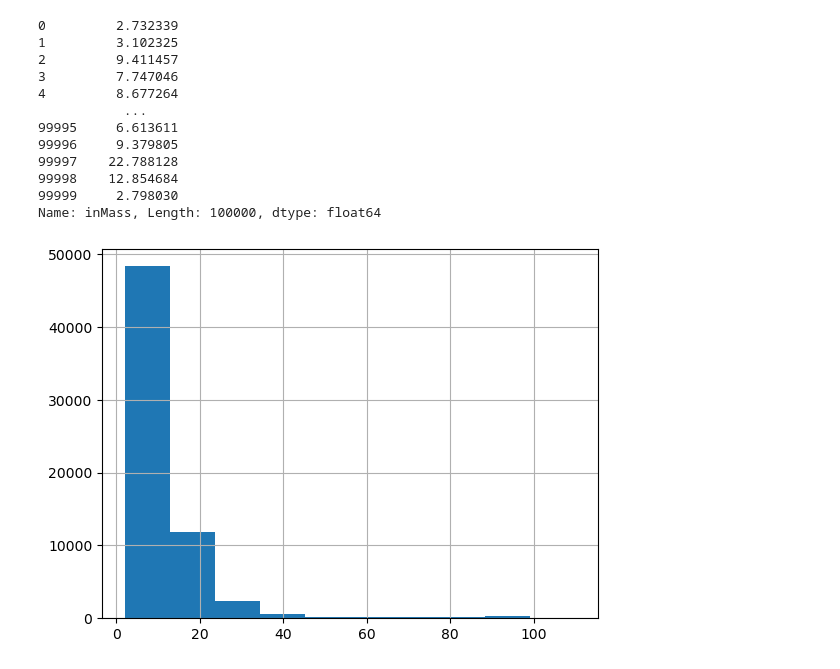
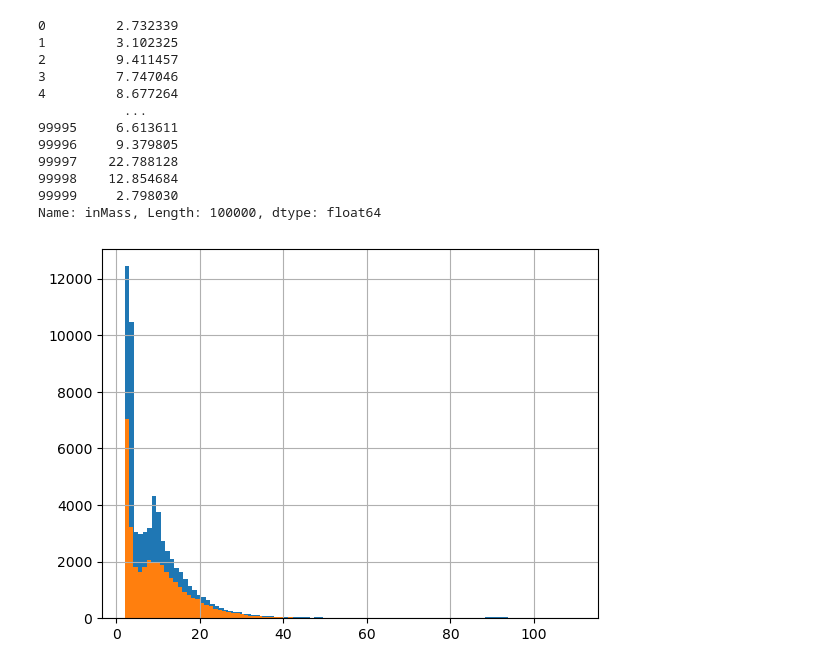
Before and after one commit to carterjh7/sturdyzwei, a Jupyter notebook: FlamingParticles.ipynb, the cells around one changed output. Saved outputs shown, nothing was run; the diff lists cells and outputs as text; code cells hidden in the pictures.

```diff
--- a/FlamingParticles.ipynb
+++ b/FlamingParticles.ipynb
@@ -60,8 +60,11 @@ Name: inMass, Length: 100000, dtype: float64
 # %%
 import matplotlib.pyplot as plt
 
 filter_data = data[data["Q1"] != data["Q2"]]
-plt.hist(filter_data["inMass"])
+filter_data_same = data[data["Q1"] == data["Q2"]]
+plt.hist(filter_data["inMass"], bins = 100)
+plt.hist(filter_data_same["inMass"], bins = 100)
 plt.grid()
+plt.show()
 # %% [output]
-[figure, old version]
+[figure, new version]
```
Also changed, not shown: parts of 1 cell of this notebook.
